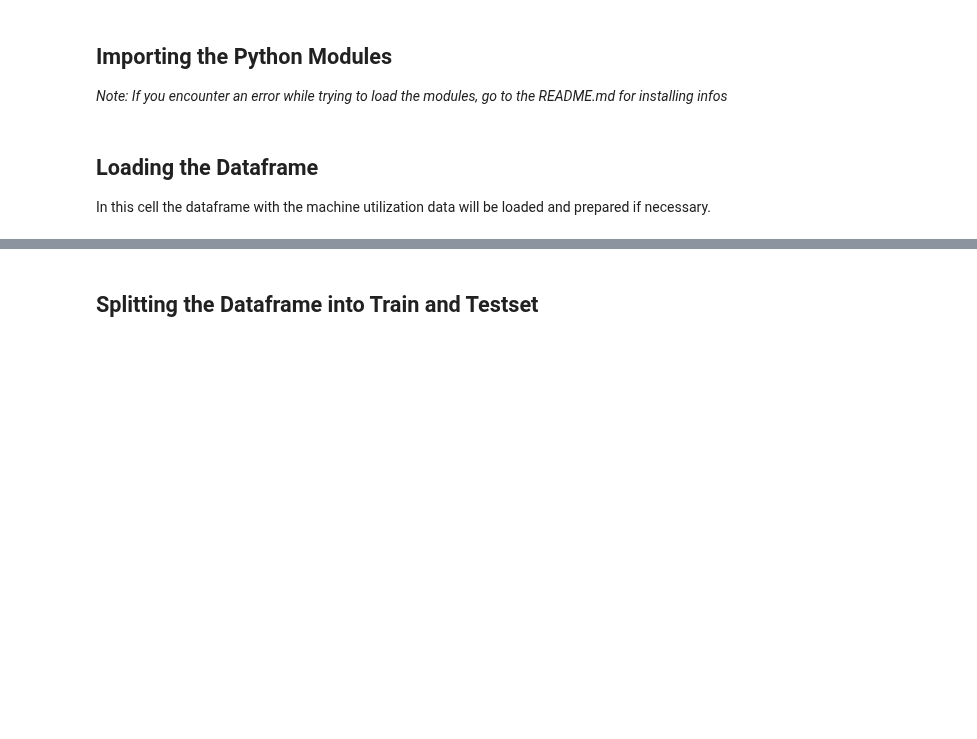
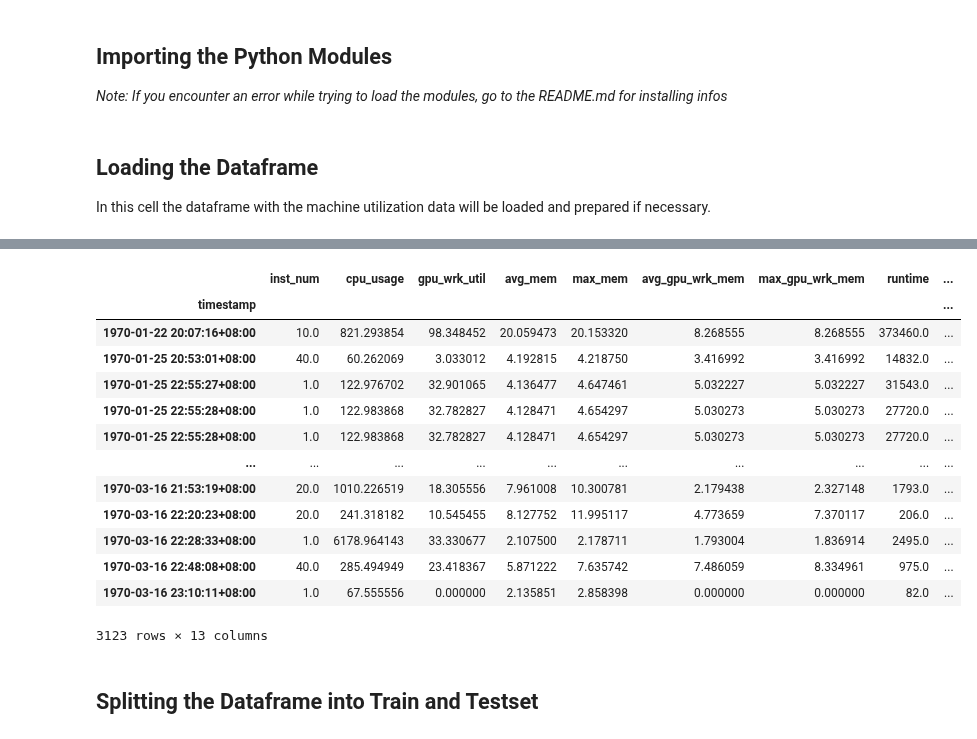
Before and after one commit to MyGodItsFull0fStars/alibaba_clusterdata, a Jupyter notebook: cluster-trace-gpu-v2020/prediction/lstm_utilization_prediction.ipynb, the cells around one changed output, grey strips where cells are left out. Cells and saved outputs as stored; diff of their text form; code cells hidden in the pictures; blank space fills up the shorter version.

```diff
--- a/cluster-trace-gpu-v2020/prediction/lstm_utilization_prediction.ipynb
+++ b/cluster-trace-gpu-v2020/prediction/lstm_utilization_prediction.ipynb
@@ -66,0 +91,3 @@ plt.show()
+# %%
+dummies = pd.get_dummies(df.task_name)
+dummies
@@ -67,3 +114,22 @@ plt.show()
+# %%
+df = df.join(dummies)
+df.drop(columns=['task_name'], inplace=True)
+df
+# %% [output]
+|  | inst_num | cpu_usage | gpu_wrk_util | avg_mem | max_mem | avg_gpu_wrk_mem | max_gpu_wrk_mem | runtime | ... |
+| timestamp |  |  |  |  |  |  |  |  | ... |
+| 1970-01-22 20:07:16+08:00 | 10.0 | 821.293854 | 98.348452 | 20.059473 | 20.153320 | 8.268555 | 8.268555 | 373460.0 | ... |
+| 1970-01-25 20:53:01+08:00 | 40.0 | 60.262069 | 3.033012 | 4.192815 | 4.218750 | 3.416992 | 3.416992 | 14832.0 | ... |
+| 1970-01-25 22:55:27+08:00 | 1.0 | 122.976702 | 32.901065 | 4.136477 | 4.647461 | 5.032227 | 5.032227 | 31543.0 | ... |
+| 1970-01-25 22:55:28+08:00 | 1.0 | 122.983868 | 32.782827 | 4.128471 | 4.654297 | 5.030273 | 5.030273 | 27720.0 | ... |
+| 1970-01-25 22:55:28+08:00 | 1.0 | 122.983868 | 32.782827 | 4.128471 | 4.654297 | 5.030273 | 5.030273 | 27720.0 | ... |
+| ... | ... | ... | ... | ... | ... | ... | ... | ... | ... |
+| 1970-03-16 21:53:19+08:00 | 20.0 | 1010.226519 | 18.305556 | 7.961008 | 10.300781 | 2.179438 | 2.327148 | 1793.0 | ... |
+| 1970-03-16 22:20:23+08:00 | 20.0 | 241.318182 | 10.545455 | 8.127752 | 11.995117 | 4.773659 | 7.370117 | 206.0 | ... |
+| 1970-03-16 22:28:33+08:00 | 1.0 | 6178.964143 | 33.330677 | 2.107500 | 2.178711 | 1.793004 | 1.836914 | 2495.0 | ... |
+| 1970-03-16 22:48:08+08:00 | 40.0 | 285.494949 | 23.418367 | 5.871222 | 7.635742 | 7.486059 | 8.334961 | 975.0 | ... |
+| 1970-03-16 23:10:11+08:00 | 1.0 | 67.555556 | 0.000000 | 2.135851 | 2.858398 | 0.000000 | 0.000000 | 82.0 | ... |
+3123 rows × 13 columns
 # %% [markdown]
 ## Splitting the Dataframe into Train and Testset
 # %%
```
Also changed, not shown: parts of 26 cells of this notebook.
